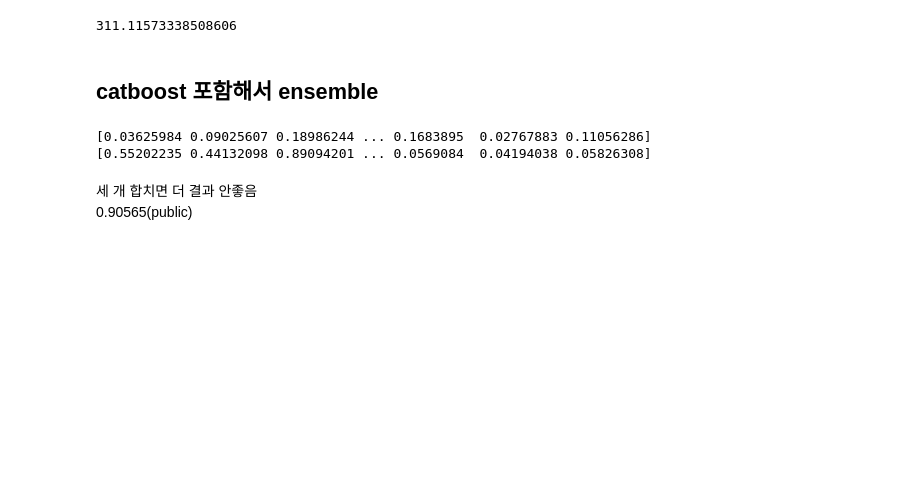
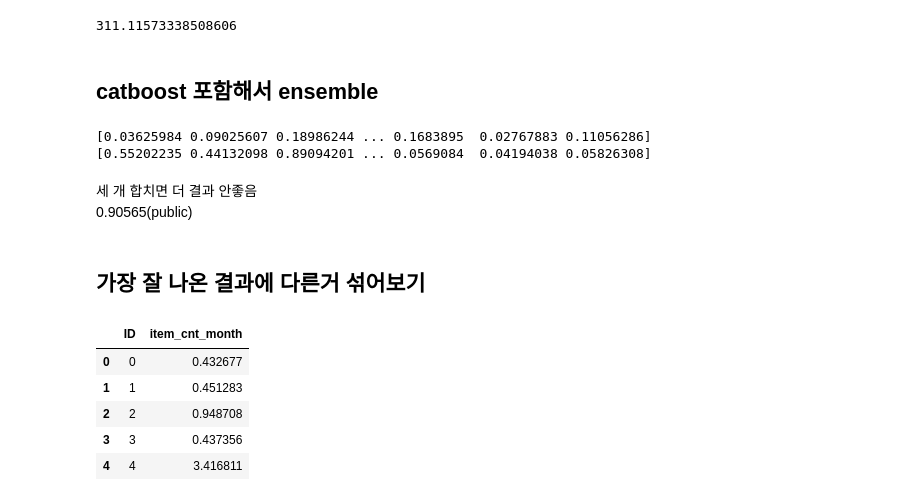
Before and after one commit to JaeHeee/AIFFEL_Merona, a Jupyter notebook: JY/practice_reg_2.ipynb, the cells around one changed output. Saved outputs shown, nothing was run; the diff lists cells and outputs as text; code cells hidden in the pictures; blank space fills up the shorter version.

```diff
--- a/JY/practice_reg_2.ipynb
+++ b/JY/practice_reg_2.ipynb
@@ -787,3 +787,16 @@ submission_for_ensemble('xgb,lgbm,cat',messages,Y_test)
 # %% [markdown]
 세 개 합치면 더 결과 안좋음
 0.90565(public)
+# %% [markdown]
+## 가장 잘 나온 결과에 다른거 섞어보기
+# %%
+df_1 = pd.read_csv('../merona_finali_submission_except_lasso_catboost.csv')
+# %%
+df_1.head(5)
+# %% [output]
+|  | ID | item_cnt_month |
+| 0 | 0 | 0.432677 |
+| 1 | 1 | 0.451283 |
+| 2 | 2 | 0.948708 |
+| 3 | 3 | 0.437356 |
+| 4 | 4 | 3.416811 |
```
Also changed, not shown: parts of 16 cells of this notebook.
